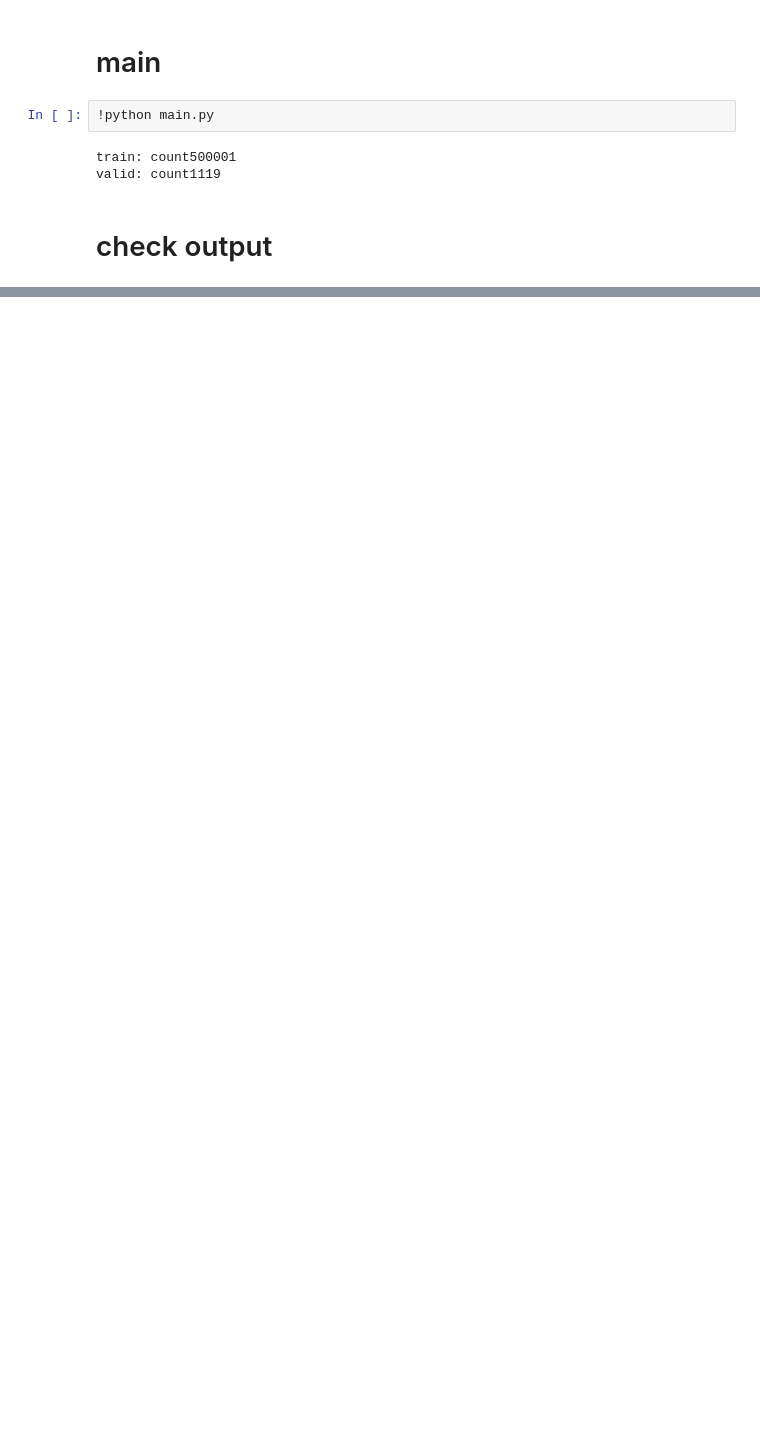
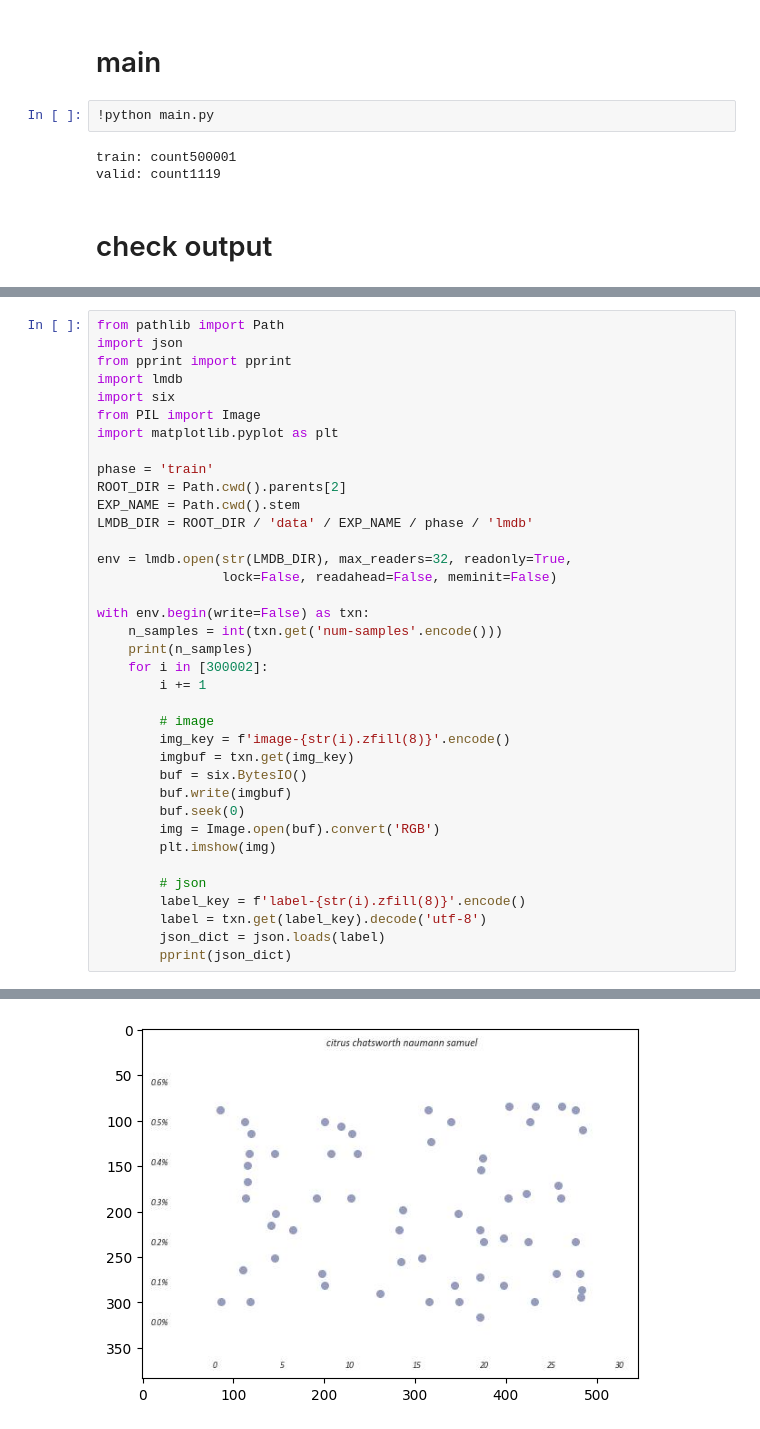
Before and after one commit to Luka-Magic/kaggle_mga, a Jupyter notebook: 0_create_dataset/data0006/main.ipynb, the cells around one changed output, grey strips where cells are left out. Cells and saved outputs as stored; diff of their text form; blank space fills up the shorter version.

```diff
--- a/0_create_dataset/data0006/main.ipynb
+++ b/0_create_dataset/data0006/main.ipynb
@@ -29 +29,39 @@ valid: count1119
  'source': 'bartley_1'}
+# %%
+from pathlib import Path
+import json
+from pprint import pprint
+import lmdb
+import six
+from PIL import Image
+import matplotlib.pyplot as plt
+
+phase = 'train'
+ROOT_DIR = Path.cwd().parents[2]
+EXP_NAME = Path.cwd().stem
+LMDB_DIR = ROOT_DIR / 'data' / EXP_NAME / phase / 'lmdb'
+
+env = lmdb.open(str(LMDB_DIR), max_readers=32, readonly=True,
+                lock=False, readahead=False, meminit=False)
+
+with env.begin(write=False) as txn:
+    n_samples = int(txn.get('num-samples'.encode()))
+    print(n_samples)
+    for i in [300002]:
+        i += 1
+
+        # image
+        img_key = f'image-{str(i).zfill(8)}'.encode()
+        imgbuf = txn.get(img_key)
+        buf = six.BytesIO()
+        buf.write(imgbuf)
+        buf.seek(0)
+        img = Image.open(buf).convert('RGB')
+        plt.imshow(img)
+
+        # json
+        label_key = f'label-{str(i).zfill(8)}'.encode()
+        label = txn.get(label_key).decode('utf-8')
+        json_dict = json.loads(label)
+        pprint(json_dict)
+# %% [output]
@@ -29,0 +85 @@ valid: count1119
+[figure, added]
```
Also changed, not shown: parts of 2 cells of this notebook, 10 other files.
